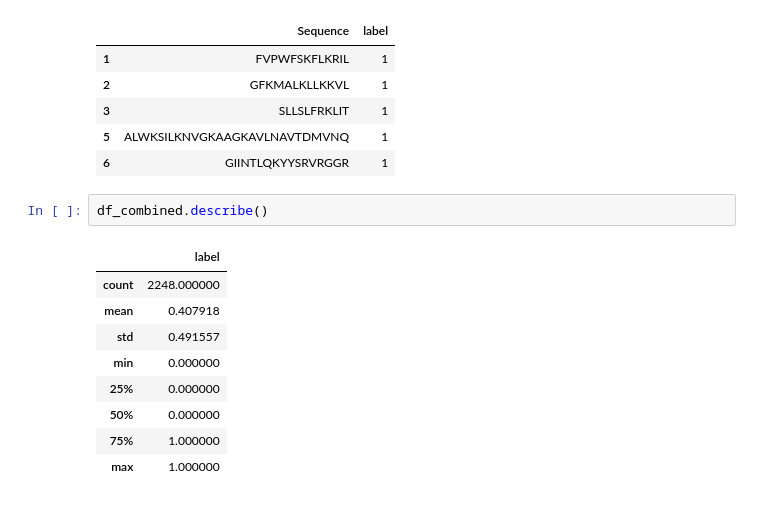
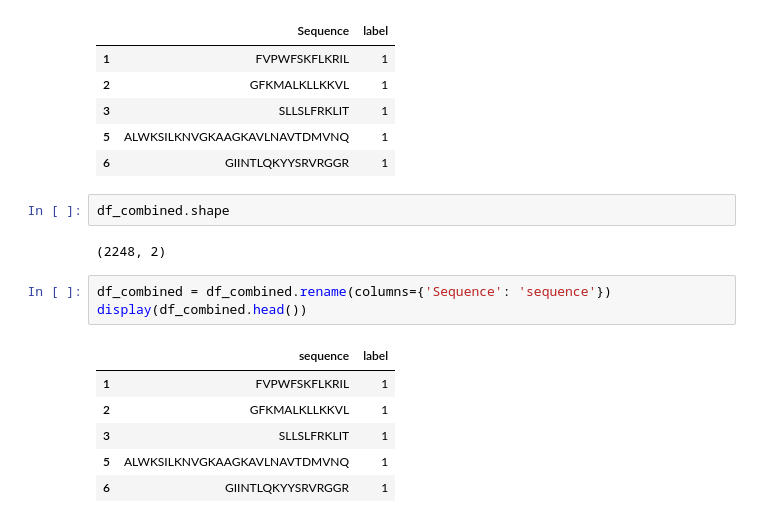
Before and after one commit to AnaLuisaIA/antifungal-peptides, a Jupyter notebook: databases/CalcAMP/CalcAMP.ipynb, the cells around one changed output. Saved outputs shown, nothing was run; the diff lists cells and outputs as text.

```diff
--- a/databases/CalcAMP/CalcAMP.ipynb
+++ b/databases/CalcAMP/CalcAMP.ipynb
@@ -153,14 +183,16 @@ df_combined.head()
 | 5 | ALWKSILKNVGKAAGKAVLNAVTDMVNQ | 1 |
 | 6 | GIINTLQKYYSRVRGGR | 1 |
 # %%
-df_combined.describe()
+df_combined.shape
 # %% [output]
-|  | label |
-| count | 2248.000000 |
-| mean | 0.407918 |
-| std | 0.491557 |
-| min | 0.000000 |
-| 25% | 0.000000 |
-| 50% | 0.000000 |
-| 75% | 1.000000 |
-| max | 1.000000 |
+(2248, 2)
+# %%
+df_combined = df_combined.rename(columns={'Sequence': 'sequence'})
+display(df_combined.head())
+# %% [output]
+|  | sequence | label |
+| 1 | FVPWFSKFLKRIL | 1 |
+| 2 | GFKMALKLLKKVL | 1 |
+| 3 | SLLSLFRKLIT | 1 |
+| 5 | ALWKSILKNVGKAAGKAVLNAVTDMVNQ | 1 |
+| 6 | GIINTLQKYYSRVRGGR | 1 |
```
Also changed, not shown: parts of 23 cells of this notebook, 2 other files.
